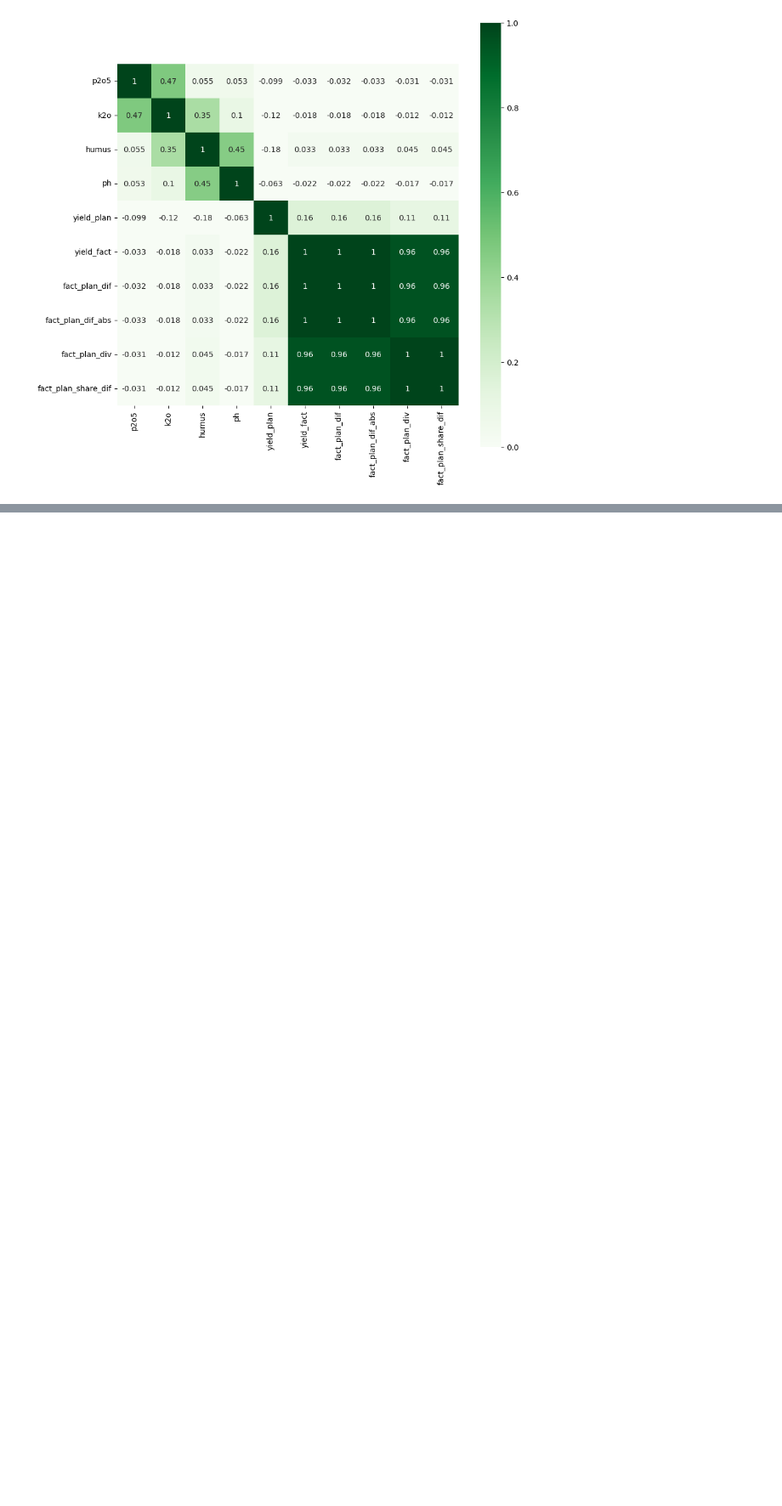
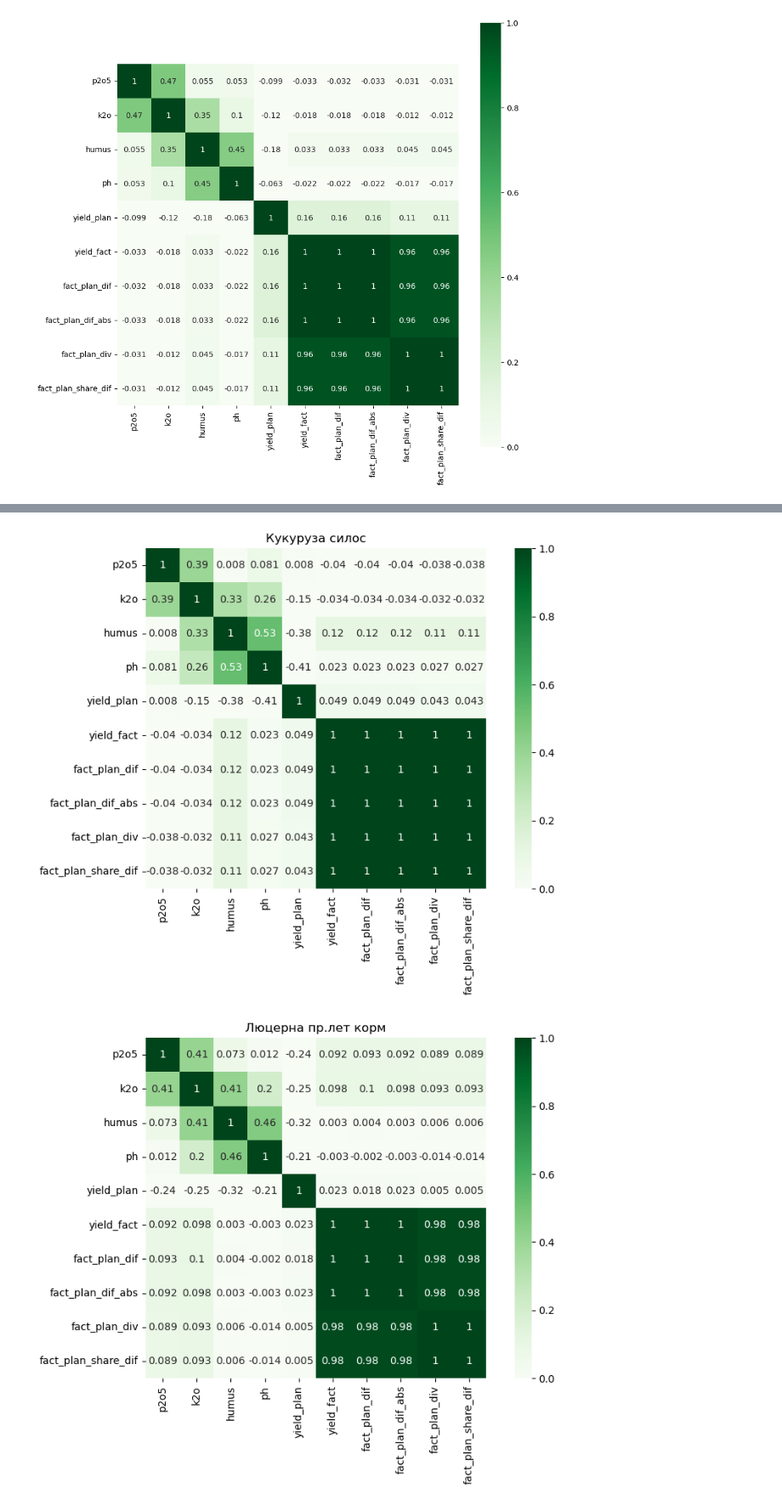
Before and after one commit to VladSunny/DANO_EKONIVA, a Jupyter notebook: notebooks/plan_fact_yield.ipynb, the cells around one changed output, grey strips where cells are left out. Shown at 85% size. Cells and saved outputs as stored; diff of their text form; code cells hidden in the pictures; blank space fills up the shorter version.

```diff
--- a/notebooks/plan_fact_yield.ipynb
+++ b/notebooks/plan_fact_yield.ipynb
@@ -92,7 +94,7 @@ df['fact_plan_share_dif'] = df['yield_fact'] / df['yield_plan'] - 1
 # %%
 plt.figure(figsize=(10, 10))
 
-corrs = df.drop(['season', 'field'], axis=1).corr().round(3)
+corrs = df.drop(['season', 'field', 'crop', 'region'], axis=1).corr().round(3)
 sns.heatmap(corrs,
             cmap = 'Greens',
             square=True,
@@ -102,3 +104,6 @@ sns.heatmap(corrs,
 plt.show()
 # %% [output]
 [figure]
+# %%
+top_crops = df['crop'].value_counts().head(5).index.to_list()
+top_crops
@@ -104,0 +116,20 @@ plt.show()
+# %%
+for crop in top_crops:
+    plt.figure(figsize=(10, 6))
+
+    df_crop = df.query(f"crop == '{crop}'")
+
+    corrs = df_crop.drop(['season', 'field', 'crop', 'region'], axis=1).corr().round(3)
+    sns.heatmap(corrs,
+                cmap = 'Greens',
+                square=True,
+                vmin = 0,
+                annot=True)
+
+    plt.title(f'{crop}')
+    plt.show()
+
+plt.close()
+# %% [output]
+[figure, added]
+[figure, added]
```
Also changed, not shown: parts of 5 cells of this notebook.
